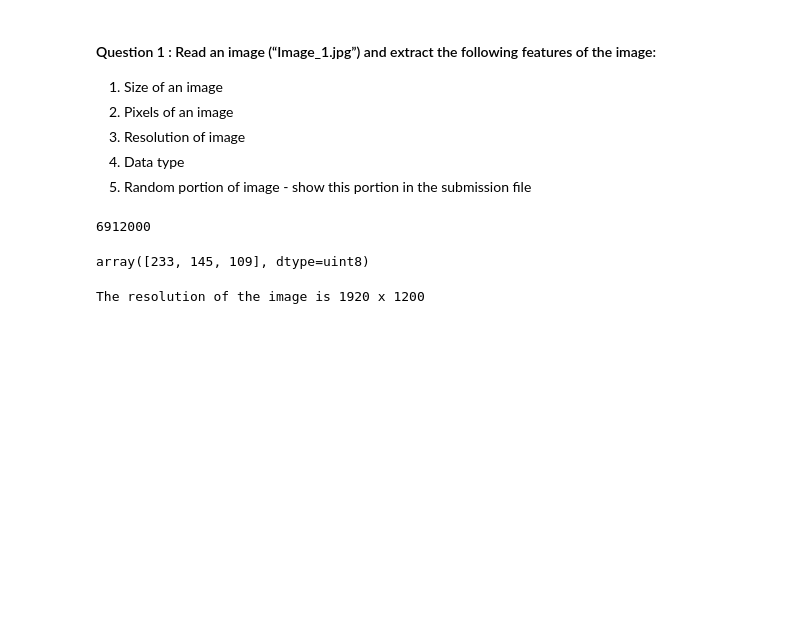
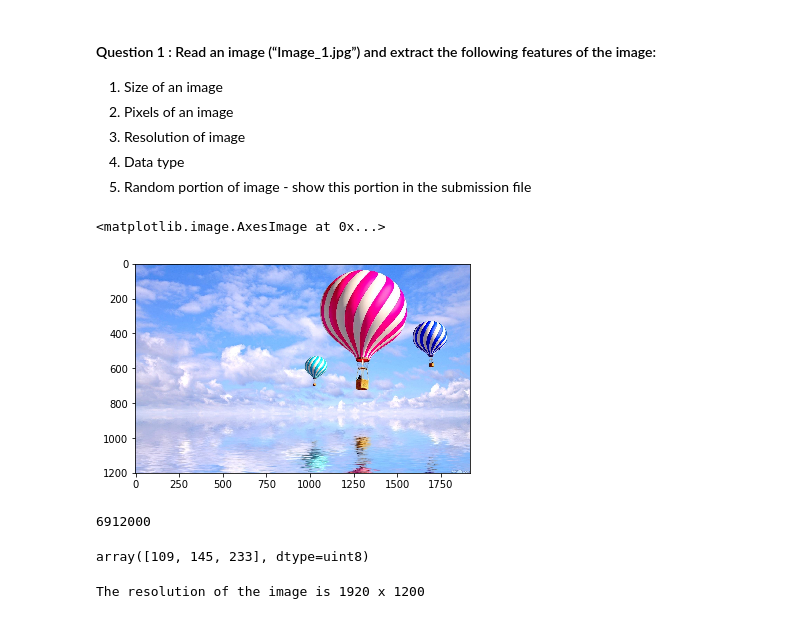
Before and after one commit to Arushi04/Computer-Vision, a Jupyter notebook: Assignment1.ipynb, the cells around one changed output. Drawn from its saved outputs; the diff is of its cells as text; code cells hidden in the pictures; blank space fills up the shorter version.

```diff
--- a/Assignment1.ipynb
+++ b/Assignment1.ipynb
@@ -19,3 +17,11 @@ image_1= cv2.imread('practice_data/Image_1.jpg')
+# %%
+image_1= cv2.imread('practice_data/Image_1.jpg') #loaded the  image in BGR
+
+image_1 = cv2.cvtColor(image_1, cv2.COLOR_BGR2RGB) #converted into RGB
+plt.imshow(image_1)
+# %% [output]
+<matplotlib.image.AxesImage at 0x...>
+[figure, added]
 # %%
 #1. Size of an image
 image_1.size
@@ -25,7 +31,7 @@ image_1.size
 #2 Pixels of an image
 image_1[0][0]
 # %% [output]
-array([233, 145, 109], dtype=uint8)
+array([109, 145, 233], dtype=uint8)
 # %%
 #3 Resolution of an image
 image_1.shape
```
Also changed, not shown: parts of 4 cells of this notebook.
